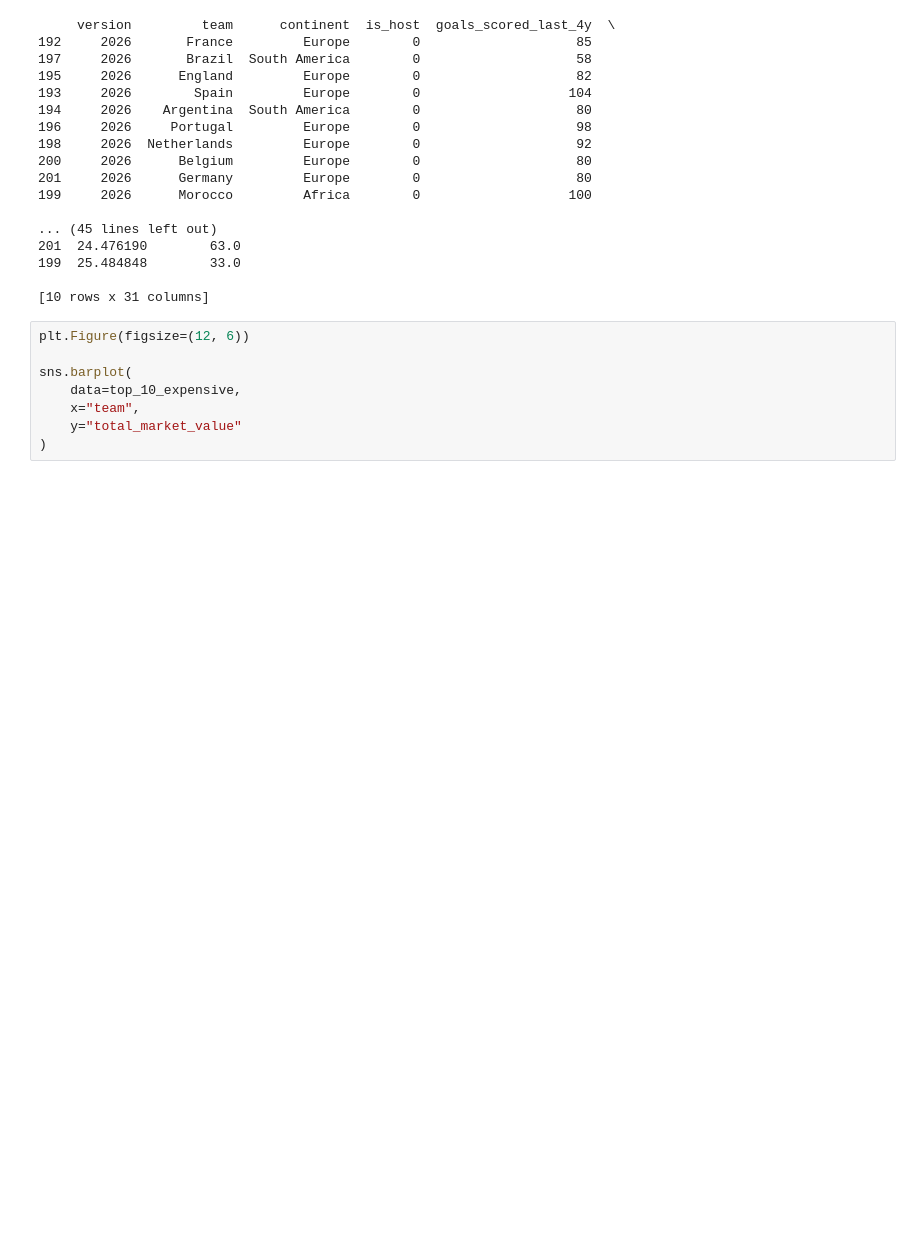
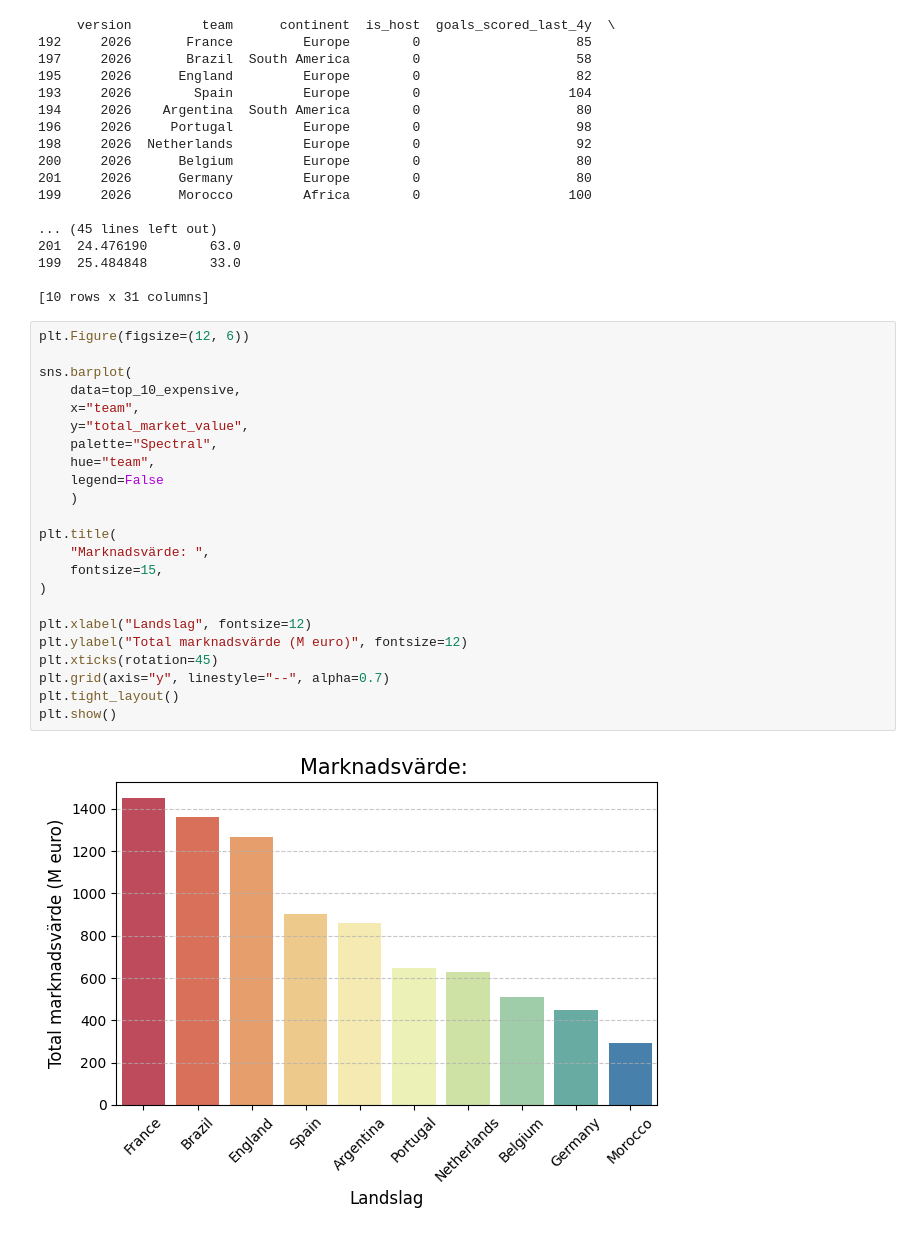
Before and after one commit to webcrunch/kk1-fifa-2026-analysis, a Jupyter notebook: fifa-jupiter.ipynb, the cells around one changed output. Saved outputs shown, nothing was run; the diff lists cells and outputs as text; blank space fills up the shorter version.

Commit message:
wip: diagram med 10 dyraste lagen
behöver verifiera data med. det kan vara så att den data som finns får det resultatet

```diff
--- a/fifa-jupiter.ipynb
+++ b/fifa-jupiter.ipynb
@@ -340,8 +367,25 @@ print(top_10_expensive)
 # %%
 plt.Figure(figsize=(12, 6))
 
 sns.barplot(
     data=top_10_expensive,
     x="team",
-    y="total_market_value"
+    y="total_market_value",
+    palette="Spectral",
+    hue="team",
+    legend=False
+    )
+
+plt.title(
+    "Marknadsvärde: ",
+    fontsize=15,
 )
+
+plt.xlabel("Landslag", fontsize=12)
+plt.ylabel("Total marknadsvärde (M euro)", fontsize=12)
+plt.xticks(rotation=45)
+plt.grid(axis="y", linestyle="--", alpha=0.7)
+plt.tight_layout()
+plt.show()
+# %% [output]
+[figure, added]
```
Also changed, not shown: parts of 1 cell of this notebook.
